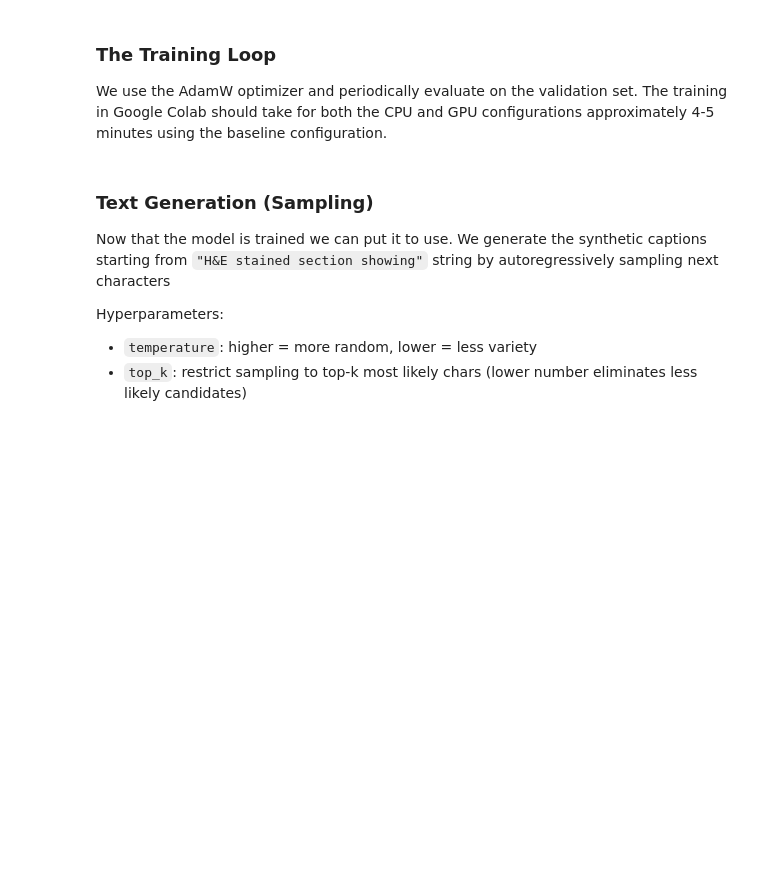
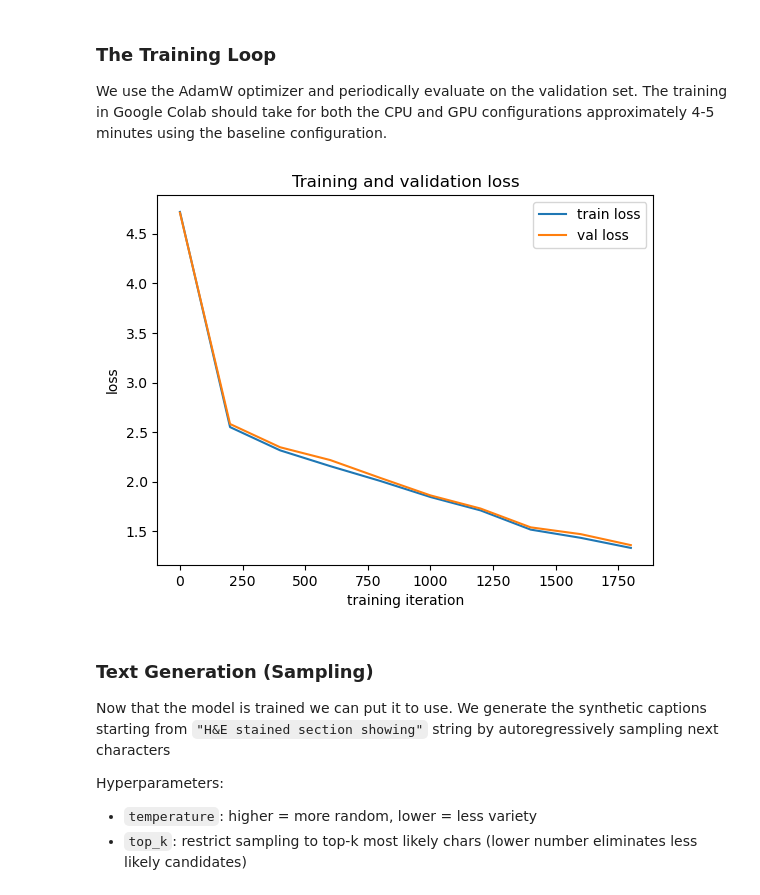
Before and after one commit to SHW7-TUE/AI-Medical-Imaging---Group-3, a Jupyter notebook: assignment_1_GPT_Jelle.ipynb, the cells around one changed output. Saved outputs shown, nothing was run; the diff lists cells and outputs as text; code cells hidden in the pictures; blank space fills up the shorter version.

```diff
--- a/assignment_1_GPT_Jelle.ipynb
+++ b/assignment_1_GPT_Jelle.ipynb
@@ -393,11 +394,11 @@ class ModelConfigCPU:
 # Configuration for GPU
 @dataclass
 class TrainConfigGPU:
-    block_size: int = 256
-    batch_size: int = 64
+    block_size: int = 64
+    batch_size: int = 12
     max_iters: int = 2000
-    eval_interval: int = 250
-    eval_iters: int = 200
+    eval_interval: int = 200
+    eval_iters: int = 50
     lr: float = 1e-3
     weight_decay: float = 0.1
     device: str = "cuda"
@@ -556,33 +557,53 @@ We use the AdamW optimizer and periodically evaluate on the validation set. The
 # %%
 @torch.no_grad()
 def estimate_loss():
     model.eval()
     out = {}
     for split in ["train", "val"]:
         losses = torch.zeros(cfg.eval_iters)
         for k in range(cfg.eval_iters):
             X, Y = get_batch(split)
             _, loss = model(X, Y)
             losses[k] = loss.item()
         out[split] = losses.mean().item()
     model.train()
     return out
 
 optimizer = torch.optim.AdamW(model.parameters(), lr=cfg.lr, weight_decay=cfg.weight_decay)
 
+eval_steps = []
+train_curve = []
+val_curve = []
+
 model.train()
 pbar = tqdm(range(cfg.max_iters), desc="training")
 for it in pbar:
     if it % cfg.eval_interval == 0:
         losses = estimate_loss()
         pbar.set_postfix(train=losses["train"], val=losses["val"])
 
+        eval_steps.append(it)
+        train_curve.append(losses["train"])
+        val_curve.append(losses["val"])
+
     xb, yb = get_batch("train")
     _, loss = model(xb, yb)
 
     optimizer.zero_grad(set_to_none=True)
     loss.backward()
     optimizer.step()
+
+
+plt.figure()
+plt.plot(eval_steps, train_curve, label="train loss")
+plt.plot(eval_steps, val_curve, label="val loss")
+plt.xlabel("training iteration")
+plt.ylabel("loss")
+plt.legend()
+plt.title("Training and validation loss")
+plt.show()
+# %% [output]
+[figure, added]
 # %% [markdown]
 ### Text Generation (Sampling)
 
```
Also changed, not shown: parts of 4 cells of this notebook.
